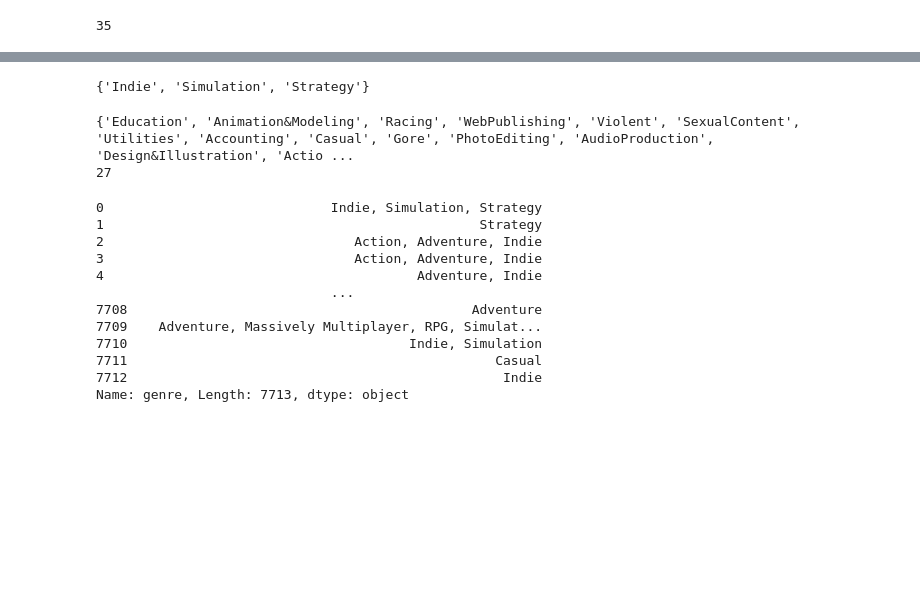
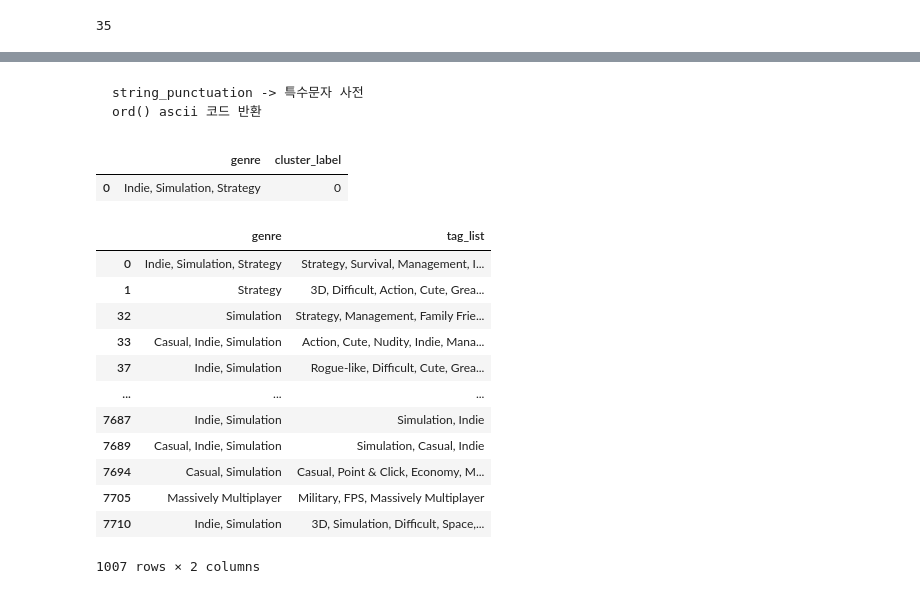
Before and after one commit to trevormoon/ASAC_ml_project, a Jupyter notebook: web_crawling/EDA/LSH/basic_pre.ipynb, the cells around one changed output, grey strips where cells are left out. Saved outputs shown, nothing was run; the diff lists cells and outputs as text; code cells hidden in the pictures; blank space fills up the shorter version.

````diff
--- a/web_crawling/EDA/LSH/basic_pre.ipynb
+++ b/web_crawling/EDA/LSH/basic_pre.ipynb
@@ -81,0 +137,21 @@ df = pd.read_csv(csv_list[0], sep='\t')
+# %%
+remove_punct_dict = dict((ord(punct),None) for punct in string.punctuation)
+lemmar = WordNetLemmatizer()
+# %% [markdown]
+```
+string_punctuation -> 특수문자 사전
+ord() ascii 코드 반환
+```
+# %%
+# 토큰화한 각 단어들의 원형을 리스트로 반환
+def LemTokens(tokens):
+    return [lemmar.lemmatize(token) for token in tokens]
+
+# 텍스트를 인풋으로 넣고 토큰화시키고 토큰화된 단언들의 원형을 리스트로 반환
+def LemNormalize(text):
+    return LemTokens(nltk.word_tokenize(str(text).lower().translate(remove_punct_dict)))
+# %%
+tfidf_vect = TfidfVectorizer(tokenizer=LemNormalize,
+                            stop_words='english', ngram_range=(1,2),
+                            min_df=0.05, max_df =0.85)
+ftr_vect = tfidf_vect.fit_transform(df['genre'])
@@ -82,27 +160,31 @@ df = pd.read_csv(csv_list[0], sep='\t')
+# %%
+# KMeans: 10
+km_cluster = KMeans(n_clusters=10, max_iter=10000, random_state=0)
+km_cluster.fit(ftr_vect)
+
+# cluster 및 중심 좌표 정보
+cluster_label = km_cluster.labels_
+cluster_centers = km_cluster.cluster_centers_
+
+# cluster 라벨 추가
+df['cluster_label'] = cluster_label
+df[['genre', 'cluster_label']].head(1)
+# %% [output]
+|  | genre | cluster_label |
+| 0 | Indie, Simulation, Strategy | 0 |
 # %%
-set(df.loc[0,'genre'].replace(' ','').split(','))
+df[df['cluster_label']==0][['genre', 'tag_list']]
 # %% [output]
+|  | genre | tag_list |
+| 0 | Indie, Simulation, Strategy | Strategy, Survival, Management, I... |
+| 1 | Strategy | 3D, Difficult, Action, Cute, Grea... |
+| 32 | Simulation | Strategy, Management, Family Frie... |
+| 33 | Casual, Indie, Simulation | Action, Cute, Nudity, Indie, Mana... |
+| 37 | Indie, Simulation | Rogue-like, Difficult, Cute, Grea... |
+| ... | ... | ... |
+| 7687 | Indie, Simulation | Simulation, Indie |
+| 7689 | Casual, Indie, Simulation | Simulation, Casual, Indie |
+| 7694 | Casual, Simulation | Casual, Point & Click, Economy, M... |
+| 7705 | Massively Multiplayer | Military, FPS, Massively Multiplayer |
+| 7710 | Indie, Simulation | 3D, Simulation, Difficult, Space,... |
-{'Indie', 'Simulation', 'Strategy'}
+1007 rows × 2 columns
-# %%
-from functools import reduce
-print(reduce(lambda x,y : x | y, df['genre'].apply(lambda x: set(str(x).replace(' ','').split(',')))))
-
-print(len(reduce(lambda x,y : x | y, df['genre'].apply(lambda x: set(str(x).replace(' ','').split(','))))))
-# %% [output]
-{'Education', 'Animation&Modeling', 'Racing', 'WebPublishing', 'Violent', 'SexualContent', 'Utilities', 'Accounting', 'Casual', 'Gore', 'PhotoEditing', 'AudioProduction', 'Design&Illustration', 'Actio ...
-27
-# %%
-df['genre']
-# %% [output]
-0                             Indie, Simulation, Strategy
-1                                                Strategy
-2                                Action, Adventure, Indie
-3                                Action, Adventure, Indie
-4                                        Adventure, Indie
-                              ...
-7708                                            Adventure
-7709    Adventure, Massively Multiplayer, RPG, Simulat...
-7710                                    Indie, Simulation
-7711                                               Casual
-7712                                                Indie
-Name: genre, Length: 7713, dtype: object
````
Also changed, not shown: parts of 18 cells of this notebook.
